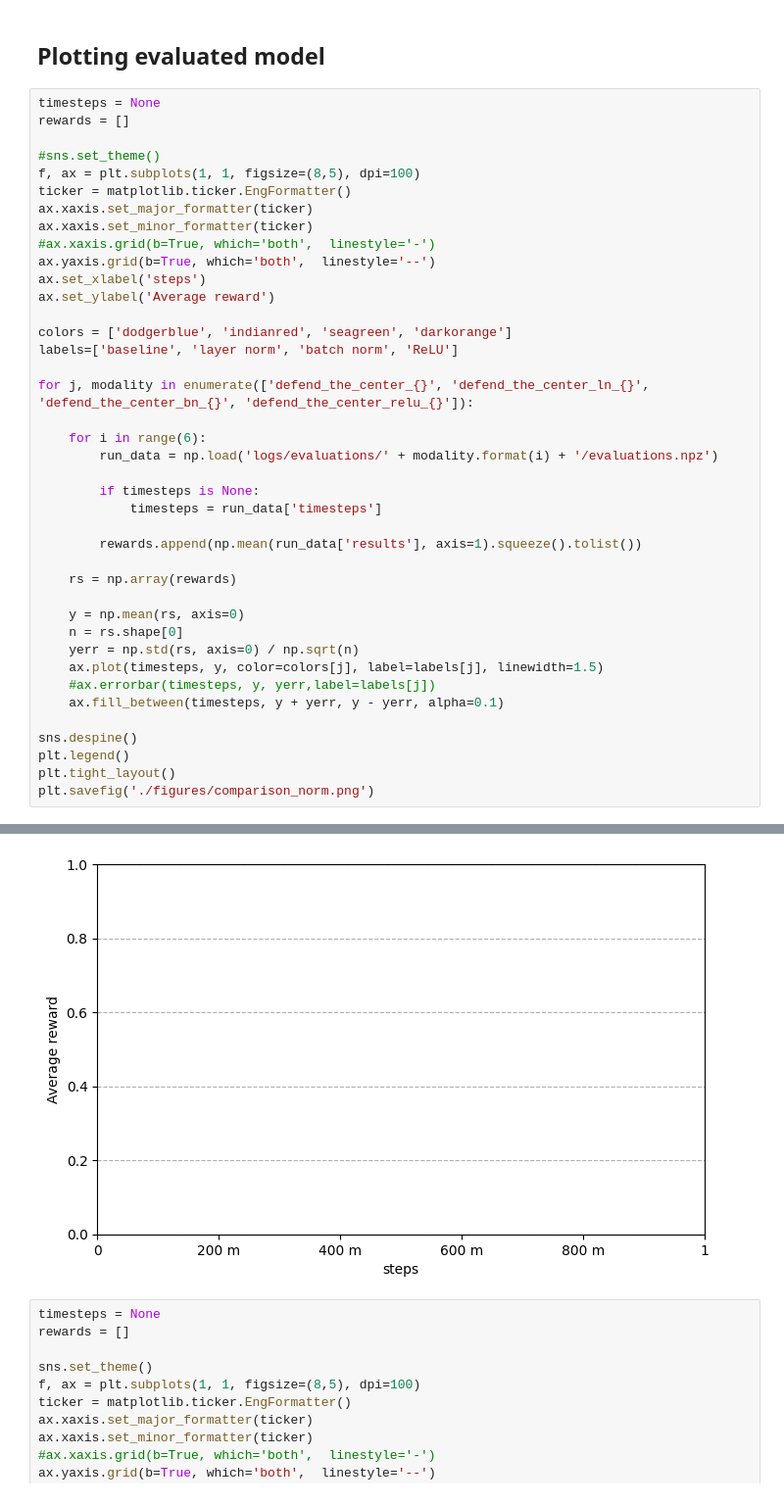
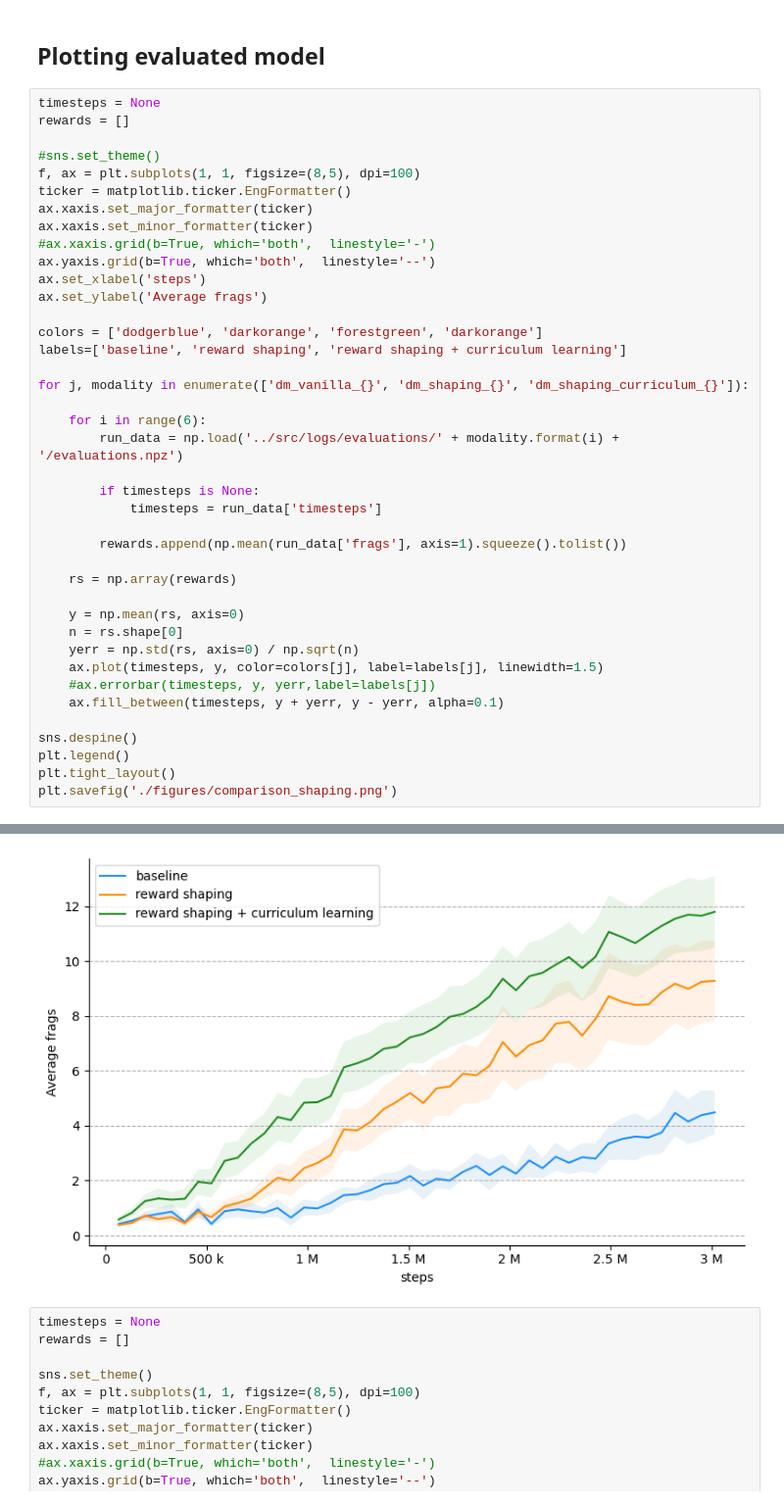
Before and after one commit to lkiel/rl-doom, a Jupyter notebook: standalone_examples/Plotting.ipynb, the cells around one changed output, grey strips where cells are left out. Shown: that part at 98% size. Cells and saved outputs as stored; diff of their text form.

```diff
--- a/standalone_examples/Plotting.ipynb
+++ b/standalone_examples/Plotting.ipynb
@@ -17,20 +17,20 @@ ax.xaxis.set_minor_formatter(ticker)
 #ax.xaxis.grid(b=True, which='both',  linestyle='-')
 ax.yaxis.grid(b=True, which='both',  linestyle='--')
 ax.set_xlabel('steps')
-ax.set_ylabel('Average reward')
+ax.set_ylabel('Average frags')
 
-colors = ['dodgerblue', 'indianred', 'seagreen', 'darkorange']
-labels=['baseline', 'layer norm', 'batch norm', 'ReLU']
+colors = ['dodgerblue', 'darkorange', 'forestgreen', 'darkorange']
+labels=['baseline', 'reward shaping', 'reward shaping + curriculum learning']
 
-for j, modality in enumerate(['defend_the_center_{}', 'defend_the_center_ln_{}', 'defend_the_center_bn_{}', 'defend_the_center_relu_{}']):
+for j, modality in enumerate(['dm_vanilla_{}', 'dm_shaping_{}', 'dm_shaping_curriculum_{}']):
 
     for i in range(6):
-        run_data = np.load('logs/evaluations/' + modality.format(i) + '/evaluations.npz')
+        run_data = np.load('../src/logs/evaluations/' + modality.format(i) + '/evaluations.npz')
 
         if timesteps is None:
             timesteps = run_data['timesteps']
 
-        rewards.append(np.mean(run_data['results'], axis=1).squeeze().tolist())
+        rewards.append(np.mean(run_data['frags'], axis=1).squeeze().tolist())
 
     rs = np.array(rewards)
 
@@ -44,5 +44,5 @@ for j, modality in enumerate(['defend_the_center_{}', 'defend_the_center_ln_{}',
 sns.despine()
 plt.legend()
 plt.tight_layout()
-plt.savefig('./figures/comparison_norm.png')
+plt.savefig('./figures/comparison_shaping.png')
 # %% [output]
@@ -50,4 +49,4 @@ FileNotFoundError: [Errno 2] No such file or directory: 'logs/evaluations/defend
-[figure, old version]
+[figure, new version]
 # %%
 timesteps = None
 rewards = []
```
Also changed, not shown: parts of 1 cell of this notebook, 7 other files.
